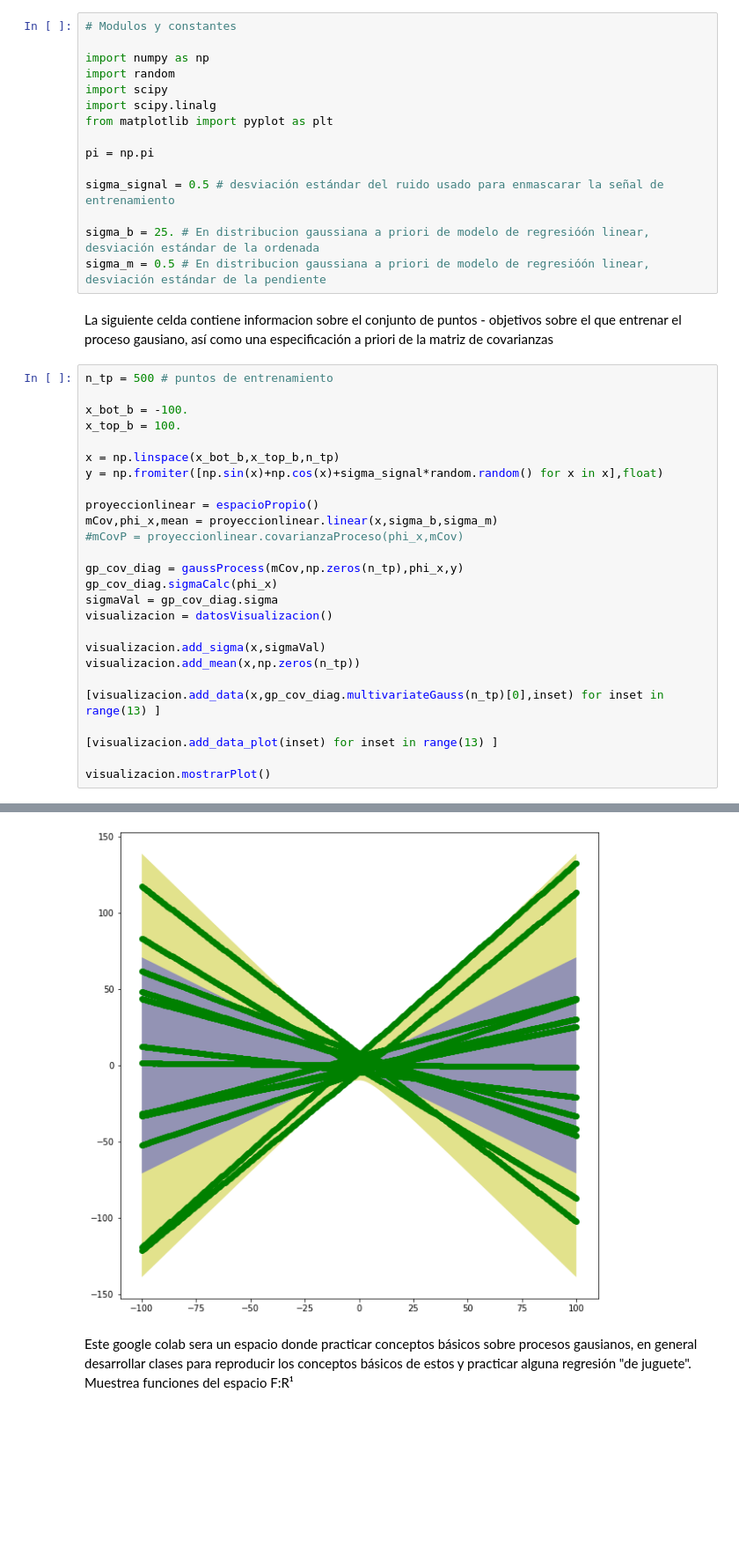
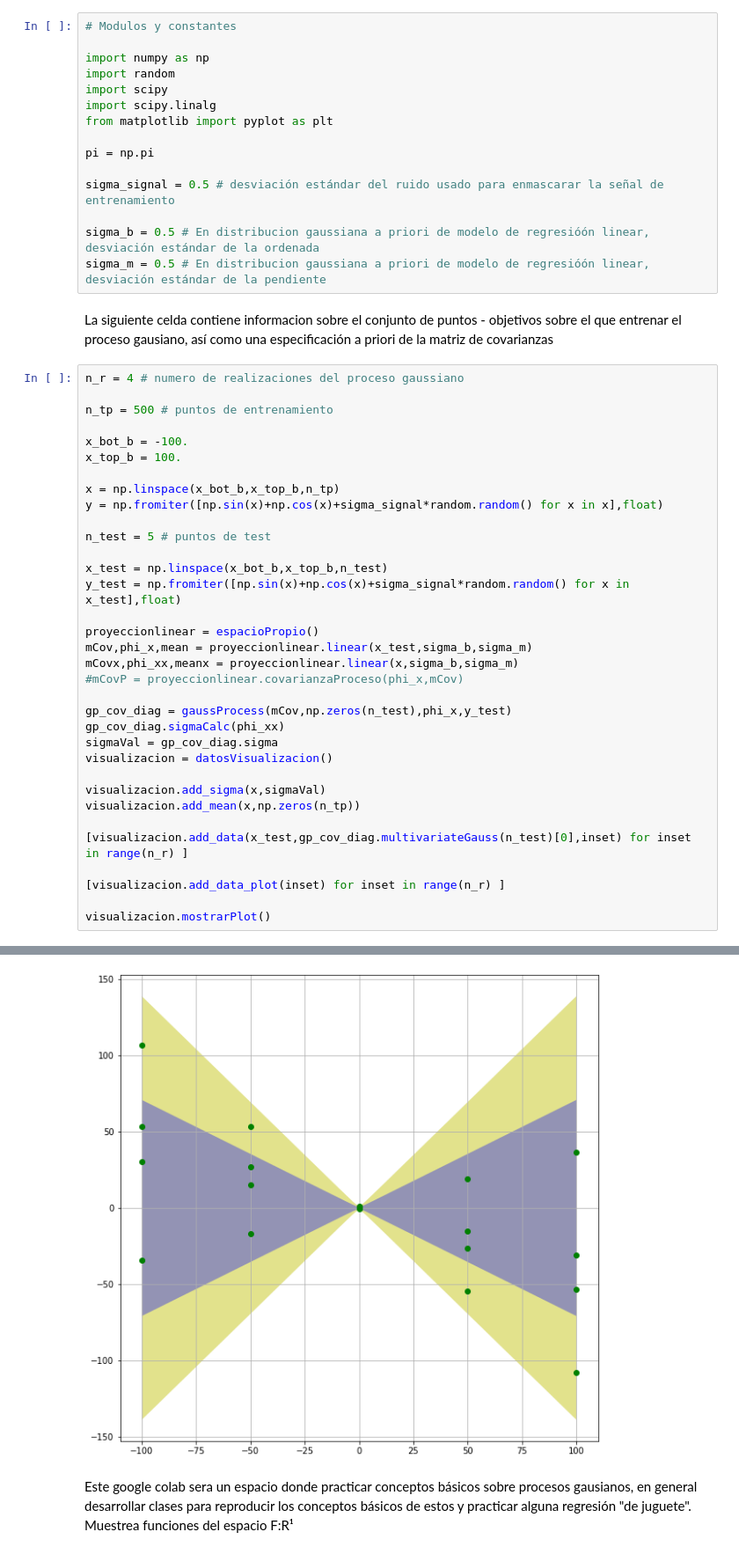
Before and after one commit to juanlu29/juanlu29, a Jupyter notebook: modeloGausianoLineal.ipynb, the cells around one changed output, grey strips where cells are left out. Shown at 88% size. Drawn from its saved outputs; the diff is of its cells as text; blank space fills up the shorter version.

```diff
--- a/modeloGausianoLineal.ipynb
+++ b/modeloGausianoLineal.ipynb
@@ -15,11 +15,13 @@ pi = np.pi
 
 sigma_signal = 0.5 # desviación estándar del ruido usado para enmascarar la señal de entrenamiento
 
-sigma_b = 25. # En distribucion gaussiana a priori de modelo de regresióón linear, desviación estándar de la ordenada
+sigma_b = 0.5 # En distribucion gaussiana a priori de modelo de regresióón linear, desviación estándar de la ordenada
 sigma_m = 0.5 # En distribucion gaussiana a priori de modelo de regresióón linear, desviación estándar de la pendiente
 # %% [markdown]
 La siguiente celda contiene informacion sobre el conjunto de puntos - objetivos sobre el que entrenar el proceso gausiano, así como una especificación a priori de la matriz de covarianzas
 # %%
+n_r = 4 # numero de realizaciones del proceso gaussiano
+
 n_tp = 500 # puntos de entrenamiento
 
 x_bot_b = -100.
@@ -28,21 +30,27 @@ x_top_b = 100.
 x = np.linspace(x_bot_b,x_top_b,n_tp)
 y = np.fromiter([np.sin(x)+np.cos(x)+sigma_signal*random.random() for x in x],float)
 
+n_test = 5 # puntos de test
+
+x_test = np.linspace(x_bot_b,x_top_b,n_test)
+y_test = np.fromiter([np.sin(x)+np.cos(x)+sigma_signal*random.random() for x in x_test],float)
+
 proyeccionlinear = espacioPropio()
-mCov,phi_x,mean = proyeccionlinear.linear(x,sigma_b,sigma_m)
+mCov,phi_x,mean = proyeccionlinear.linear(x_test,sigma_b,sigma_m)
+mCovx,phi_xx,meanx = proyeccionlinear.linear(x,sigma_b,sigma_m)
 #mCovP = proyeccionlinear.covarianzaProceso(phi_x,mCov)
 
-gp_cov_diag = gaussProcess(mCov,np.zeros(n_tp),phi_x,y)
-gp_cov_diag.sigmaCalc(phi_x)
+gp_cov_diag = gaussProcess(mCov,np.zeros(n_test),phi_x,y_test)
+gp_cov_diag.sigmaCalc(phi_xx)
 sigmaVal = gp_cov_diag.sigma
 visualizacion = datosVisualizacion()
 
 visualizacion.add_sigma(x,sigmaVal)
 visualizacion.add_mean(x,np.zeros(n_tp))
 
-[visualizacion.add_data(x,gp_cov_diag.multivariateGauss(n_tp)[0],inset) for inset in range(13) ]
+[visualizacion.add_data(x_test,gp_cov_diag.multivariateGauss(n_test)[0],inset) for inset in range(n_r) ]
 
-[visualizacion.add_data_plot(inset) for inset in range(13) ]
+[visualizacion.add_data_plot(inset) for inset in range(n_r) ]
 
 visualizacion.mostrarPlot()
 # %% [output]
@@ -66,4 +77,4 @@ visualizacion.mostrarPlot()
-[figure, old version]
+[figure, new version]
 # %% [markdown]
 Este google colab sera un espacio donde practicar conceptos básicos sobre procesos gausianos, en general desarrollar clases para reproducir los conceptos básicos de estos y practicar alguna regresión "de juguete". Muestrea funciones del espacio F:R¹
 # %%
```
Also changed, not shown: parts of 2 cells of this notebook.
